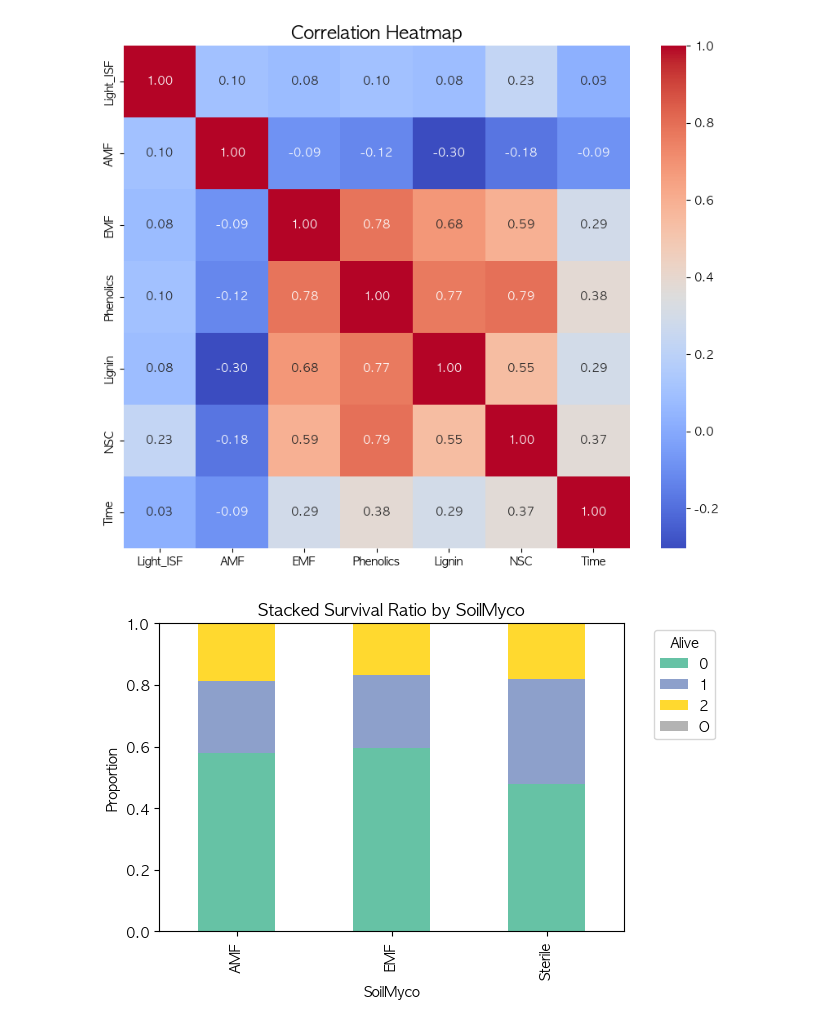
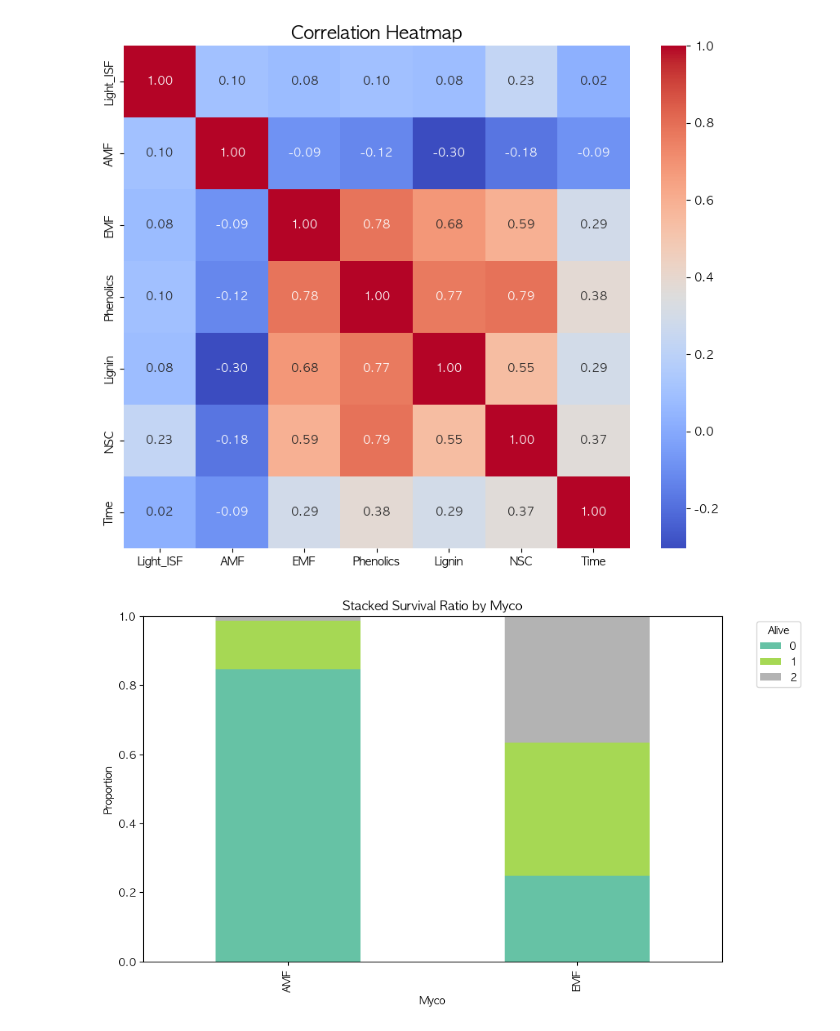
Before and after one commit to SKNetworks-AI19-250818/SKN19-mini-3Team, a Jupyter notebook: run.ipynb, the cells around one changed output. Drawn from its saved outputs; the diff is of its cells as text; code cells hidden in the pictures.

```diff
--- a/run.ipynb
+++ b/run.ipynb
@@ -92,7 +92,7 @@ class DataModify () :
 
     # 인코딩되기 전의 데이터에서 이상치를 제거
     @staticmethod
-    def data_anomaly_del(df, return_anomaly=True) :
+    def data_anomaly_del(df, return_anomaly=False) :
         df_cleaned = df.copy()
         df_anomaly = pd.DataFrame(columns=['Index', 'Column', 'Value'])
 
@@ -117,7 +117,10 @@ class DataModify () :
 
         df_anomaly = pd.concat([df_anomaly, df_neg_long[['Index','Column','Value']]], ignore_index=True)
 
-        return df_cleaned, df_anomaly
+        if return_anomaly is True :
+            return df_cleaned, df_anomaly
+        else :
+            return df_cleaned
 # %%
 ### 데이터 전처리 클래스 선언
 
@@ -446,7 +509,7 @@ print(df[df['Event'].isna()])
 [1 rows x 24 columns]
 # %%
 ### 드랍할 컬럼 설정
-drop_cols = ['No', 'Plot','Light_Cat', 'Adult', 'Subplot', 'Core', 'Census']
+drop_cols = ['No', 'Plot', 'Adult', 'Subplot', 'Core', 'Census']
 dp.set_drop_cols(drop_cols)
 
 encode = dp.run(encoding='label')
@@ -468,4 +531,5 @@ display(encode)
 # %%
 display(dp.category_decoding(encode))
 decode = dp.category_decoding(encode)
+decode = DataModify.data_anomaly_del(decode)
 # %% [output]
@@ -515,6 +579,6 @@ dv.show_heatmap_for_continuous_value(decode)
 <class 'pandas.core.frame.DataFrame'>
 [figure]
 # %%
-dv.plot_survival_ratio(decode, 'SoilMyco')
+dv.show_survival_ratio(decode, 'Myco')
 # %% [output]
-[figure, old version]
+[figure, new version]
```
Also changed, not shown: parts of 6 cells of this notebook.
